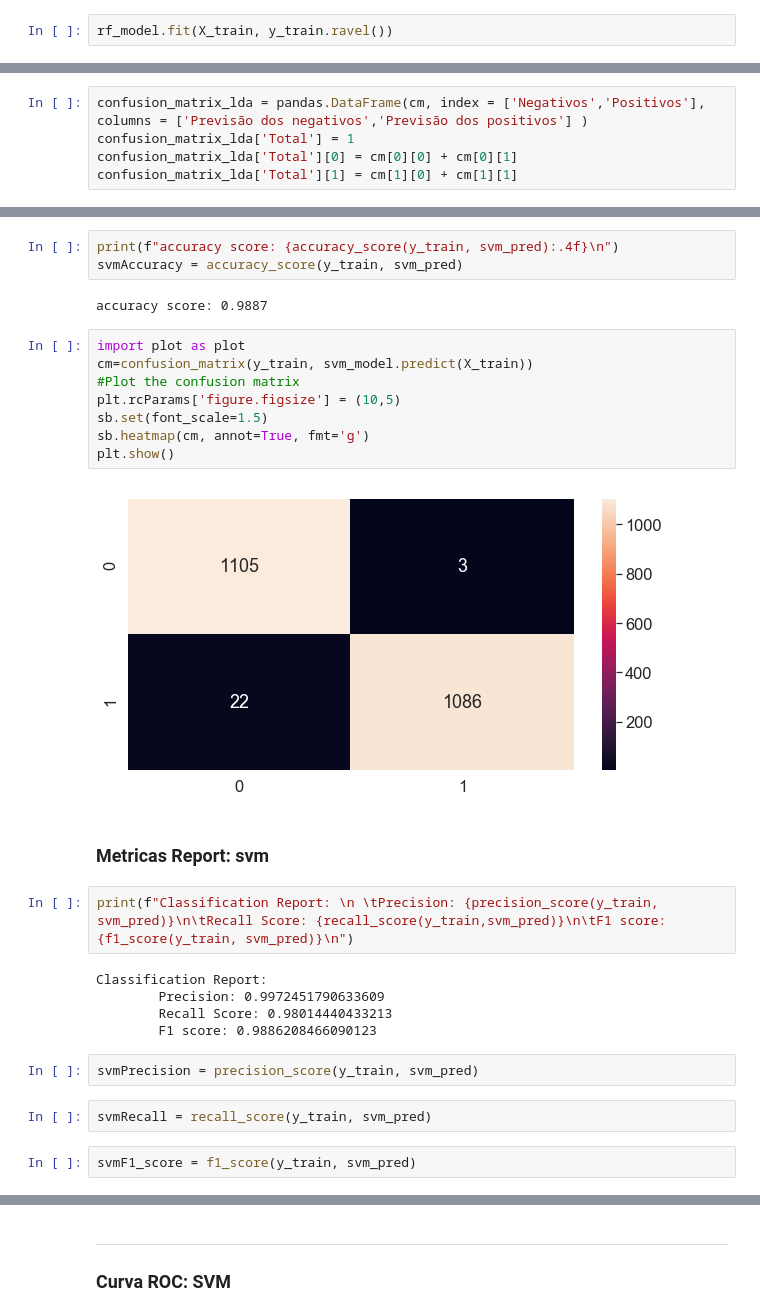
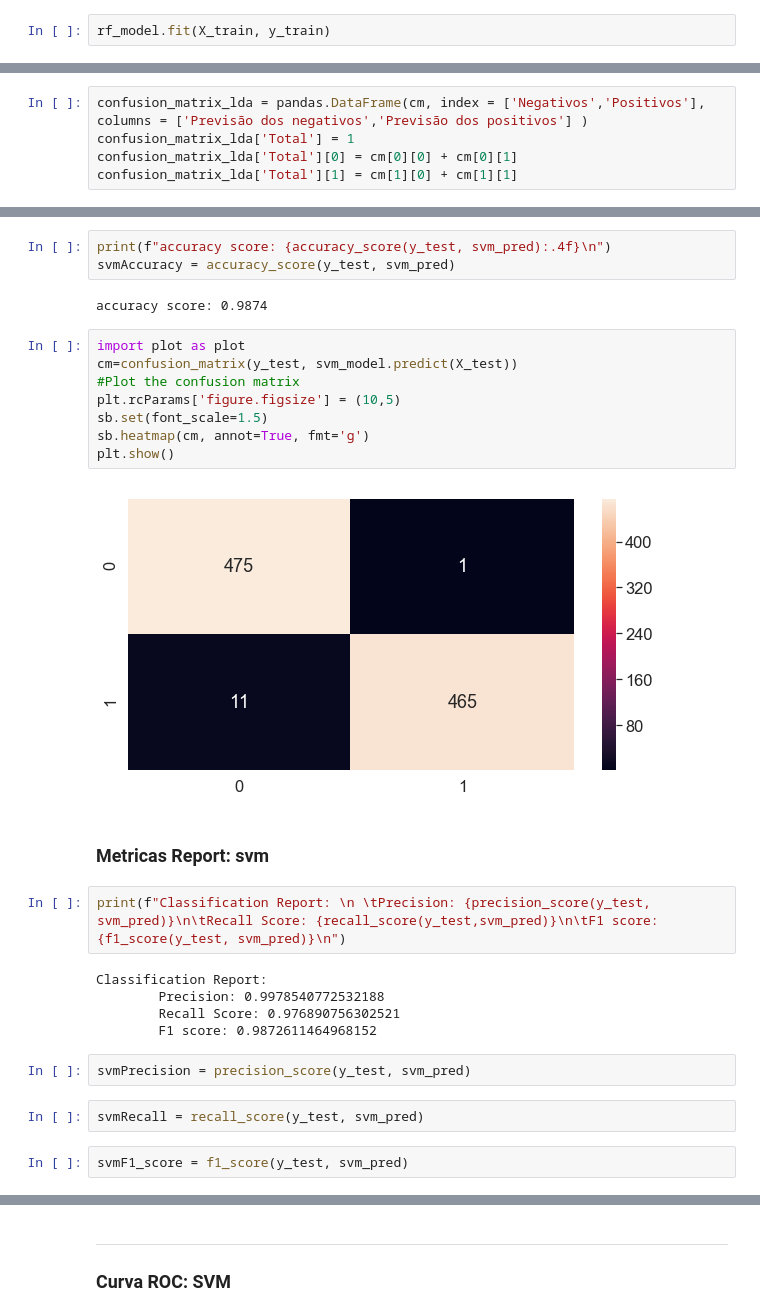
Before and after one commit to joctal/tcc, a Jupyter notebook: TCC_Outros_modelos.ipynb, the cells around one changed output, grey strips where cells are left out. Cells and saved outputs as stored; diff of their text form.

```diff
--- a/TCC_Outros_modelos.ipynb
+++ b/TCC_Outros_modelos.ipynb
@@ -84,7 +84,7 @@ rf_model = RandomForestClassifier(random_state=1,n_estimators=100,min_impurity_d
 # %% [markdown]
 ## Treinamento e teste do modelo:  Random Forest.
 # %%
-rf_model.fit(X_train, y_train.ravel())
+rf_model.fit(X_train, y_train)
 # %% [output]
 RandomForestClassifier(bootstrap=True, class_weight=None, criterion='gini',
                        max_depth=None, max_features='auto', max_leaf_nodes=None,
@@ -312,33 +312,33 @@ FN
 # %%
-print(f"accuracy score: {accuracy_score(y_train, svm_pred):.4f}\n")
-svmAccuracy = accuracy_score(y_train, svm_pred)
+print(f"accuracy score: {accuracy_score(y_test, svm_pred):.4f}\n")
+svmAccuracy = accuracy_score(y_test, svm_pred)
 # %% [output]
-accuracy score: 0.9887
+accuracy score: 0.9874
 # %%
 import plot as plot
-cm=confusion_matrix(y_train, svm_model.predict(X_train))
+cm=confusion_matrix(y_test, svm_model.predict(X_test))
 #Plot the confusion matrix
 plt.rcParams['figure.figsize'] = (10,5)
 sb.set(font_scale=1.5)
 sb.heatmap(cm, annot=True, fmt='g')
 plt.show()
 # %% [output]
-[figure, old version]
+[figure, new version]
 # %% [markdown]
 ### Metricas Report: svm
 # %%
-print(f"Classification Report: \n \tPrecision: {precision_score(y_train, svm_pred)}\n\tRecall Score: {recall_score(y_train,svm_pred)}\n\tF1 score: {f1_score(y_train, svm_pred)}\n")
+print(f"Classification Report: \n \tPrecision: {precision_score(y_test, svm_pred)}\n\tRecall Score: {recall_score(y_test,svm_pred)}\n\tF1 score: {f1_score(y_test, svm_pred)}\n")
 # %% [output]
 Classification Report:
-        Precision: 0.9972451790633609
-        Recall Score: 0.98014440433213
-        F1 score: 0.9886208466090123
+        Precision: 0.9978540772532188
+        Recall Score: 0.976890756302521
+        F1 score: 0.9872611464968152
 # %%
-svmPrecision = precision_score(y_train, svm_pred)
+svmPrecision = precision_score(y_test, svm_pred)
 # %%
-svmRecall = recall_score(y_train, svm_pred)
+svmRecall = recall_score(y_test, svm_pred)
 # %%
-svmF1_score = f1_score(y_train, svm_pred)
+svmF1_score = f1_score(y_test, svm_pred)
 # %%
 svmSpecificity = TN / float(TN + FP)
 dfSpecificity = pandas.DataFrame(svmSpecificity, index = ['Specificity'], columns = ['resultado'] )
```
Also changed, not shown: parts of 32 cells of this notebook, 8 other files.
